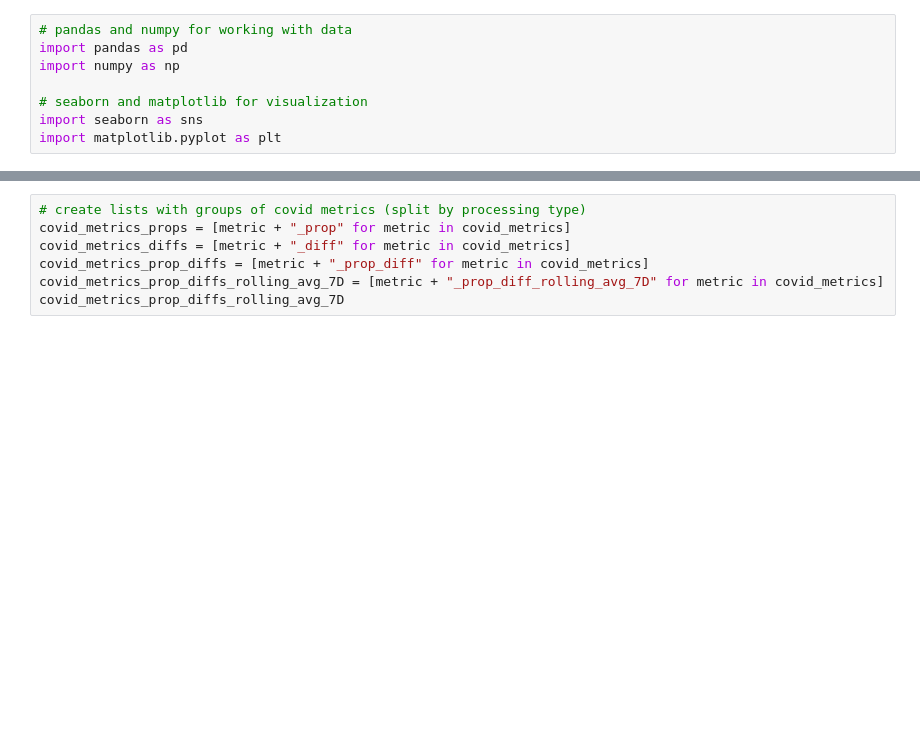
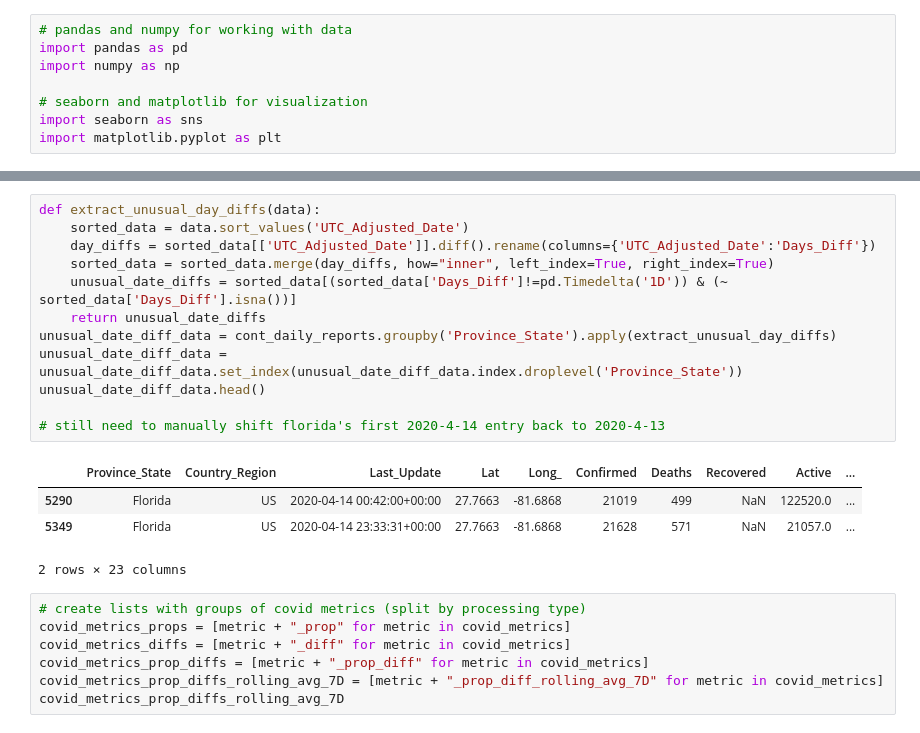
Before and after one commit to amichaelsen/COVID_project, a Jupyter notebook: analysis/data_cleaning.ipynb, the cells around one changed output, grey strips where cells are left out. Cells and saved outputs as stored; diff of their text form; blank space fills up the shorter version.

```diff
--- a/analysis/data_cleaning.ipynb
+++ b/analysis/data_cleaning.ipynb
@@ -39,3 +65,20 @@ daily_reports.head()
+# %%
+def extract_unusual_day_diffs(data):
+    sorted_data = data.sort_values('UTC_Adjusted_Date')
+    day_diffs = sorted_data[['UTC_Adjusted_Date']].diff().rename(columns={'UTC_Adjusted_Date':'Days_Diff'})
+    sorted_data = sorted_data.merge(day_diffs, how="inner", left_index=True, right_index=True)
+    unusual_date_diffs = sorted_data[(sorted_data['Days_Diff']!=pd.Timedelta('1D')) & (~ sorted_data['Days_Diff'].isna())]
+    return unusual_date_diffs
+unusual_date_diff_data = cont_daily_reports.groupby('Province_State').apply(extract_unusual_day_diffs)
+unusual_date_diff_data = unusual_date_diff_data.set_index(unusual_date_diff_data.index.droplevel('Province_State'))
+unusual_date_diff_data.head()
+
+# still need to manually shift florida's first 2020-4-14 entry back to 2020-4-13
+# %% [output]
+|  | Province_State | Country_Region | Last_Update | Lat | Long_ | Confirmed | Deaths | Recovered | Active | ... |
+| 5290 | Florida | US | 2020-04-14 00:42:00+00:00 | 27.7663 | -81.6868 | 21019 | 499 | NaN | 122520.0 | ... |
+| 5349 | Florida | US | 2020-04-14 23:33:31+00:00 | 27.7663 | -81.6868 | 21628 | 571 | NaN | 21057.0 | ... |
+2 rows × 23 columns
 # %%
 # create lists with groups of covid metrics (split by processing type)
 covid_metrics_props = [metric + "_prop" for metric in covid_metrics]
```
Also changed, not shown: parts of 2 cells of this notebook, 2 other files.
